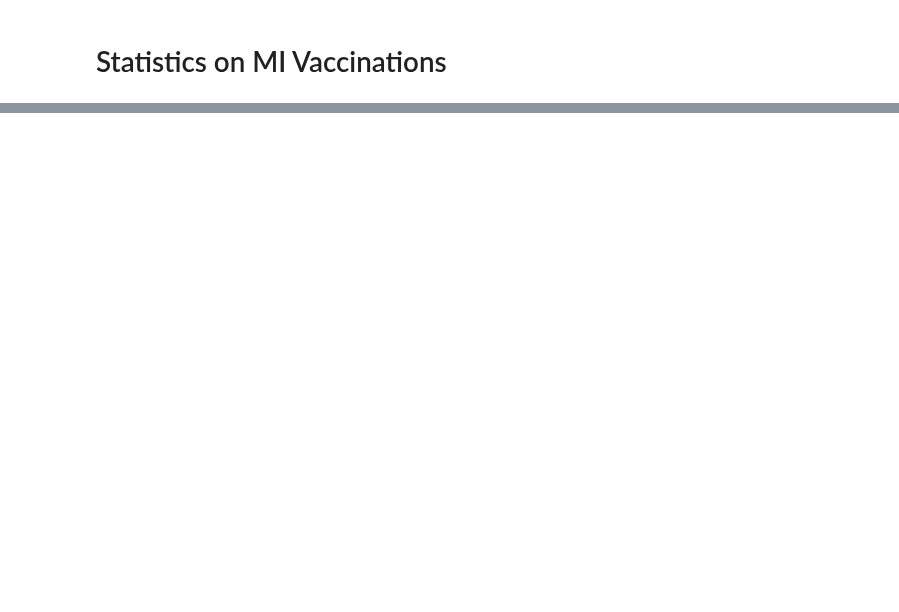
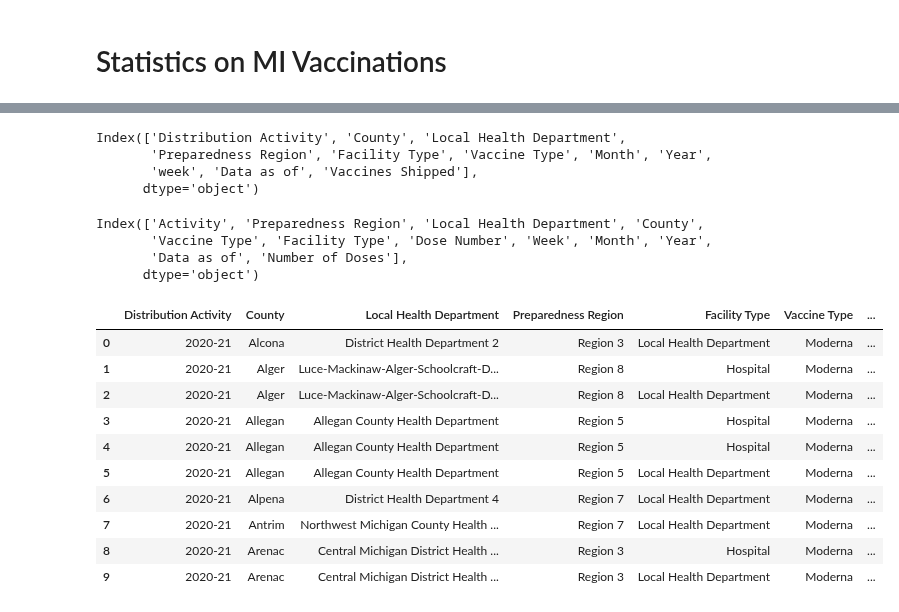
Before and after one commit to JaviThomas/Covid-County-LTC-Analysis, a Jupyter notebook: MI_Vaccine_data.ipynb, the cells around one changed output, grey strips where cells are left out. Saved outputs shown, nothing was run; the diff lists cells and outputs as text; code cells hidden in the pictures; blank space fills up the shorter version.

```diff
--- a/MI_Vaccine_data.ipynb
+++ b/MI_Vaccine_data.ipynb
@@ -5,2 +6,3 @@ import pandas as pd
 # %%
-df= pd.read_excel('https://www.michigan.gov/documents/flu/Covid_Vaccine_Doses_Administered_710815_7.xlsx', sheet_name=1)
+df_doses= pd.read_excel('https://www.michigan.gov/documents/flu/Covid_Vaccine_Doses_Administered_710815_7.xlsx', sheet_name=1)
+df_shipped = pd.read_excel('https://www.michigan.gov/documents/flu/COVID_Vaccines_Shipped_LTC_712482_7.xlsx', sheet_name='Vaccines Shipped')
@@ -28,0 +75,28 @@ Urgent Care: 114
+# %%
+df_shipped.columns
+# %% [output]
+Index(['Distribution Activity', 'County', 'Local Health Department',
+       'Preparedness Region', 'Facility Type', 'Vaccine Type', 'Month', 'Year',
+       'week', 'Data as of', 'Vaccines Shipped'],
+      dtype='object')
+# %%
+df_doses.columns
+# %% [output]
+Index(['Activity', 'Preparedness Region', 'Local Health Department', 'County',
+       'Vaccine Type', 'Facility Type', 'Dose Number', 'Week', 'Month', 'Year',
+       'Data as of', 'Number of Doses'],
+      dtype='object')
+# %%
+df_shipped.head(10)
+# %% [output]
+|  | Distribution Activity | County | Local Health Department | Preparedness Region | Facility Type | Vaccine Type | ... |
+| 0 | 2020-21 | Alcona | District Health Department 2 | Region 3 | Local Health Department | Moderna | ... |
+| 1 | 2020-21 | Alger | Luce-Mackinaw-Alger-Schoolcraft-D... | Region 8 | Hospital | Moderna | ... |
+| 2 | 2020-21 | Alger | Luce-Mackinaw-Alger-Schoolcraft-D... | Region 8 | Local Health Department | Moderna | ... |
+| 3 | 2020-21 | Allegan | Allegan County Health Department | Region 5 | Hospital | Moderna | ... |
+| 4 | 2020-21 | Allegan | Allegan County Health Department | Region 5 | Hospital | Moderna | ... |
+| 5 | 2020-21 | Allegan | Allegan County Health Department | Region 5 | Local Health Department | Moderna | ... |
+| 6 | 2020-21 | Alpena | District Health Department 4 | Region 7 | Local Health Department | Moderna | ... |
+| 7 | 2020-21 | Antrim | Northwest Michigan County Health ... | Region 7 | Local Health Department | Moderna | ... |
+| 8 | 2020-21 | Arenac | Central Michigan District Health ... | Region 3 | Hospital | Moderna | ... |
+| 9 | 2020-21 | Arenac | Central Michigan District Health ... | Region 3 | Local Health Department | Moderna | ... |
```
Also changed, not shown: parts of 11 cells of this notebook.
